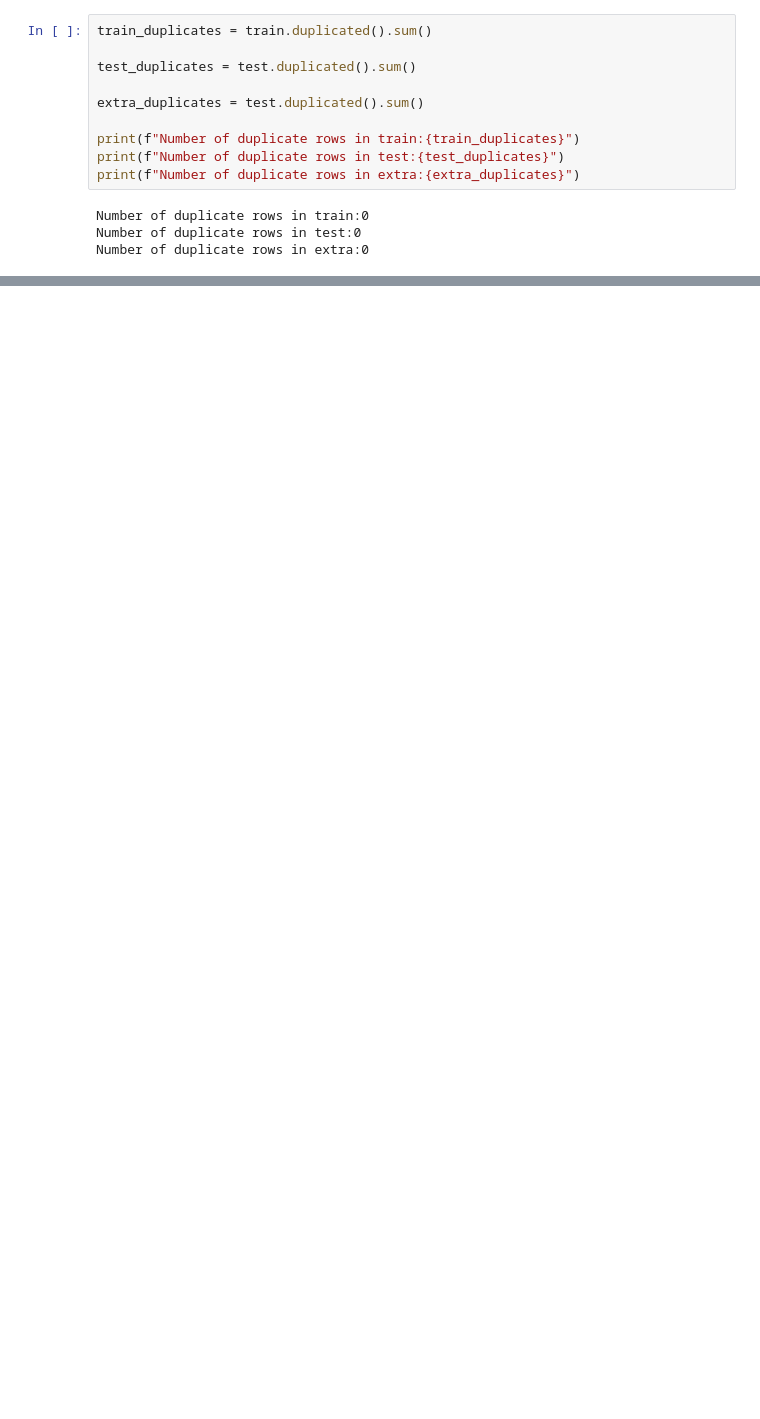
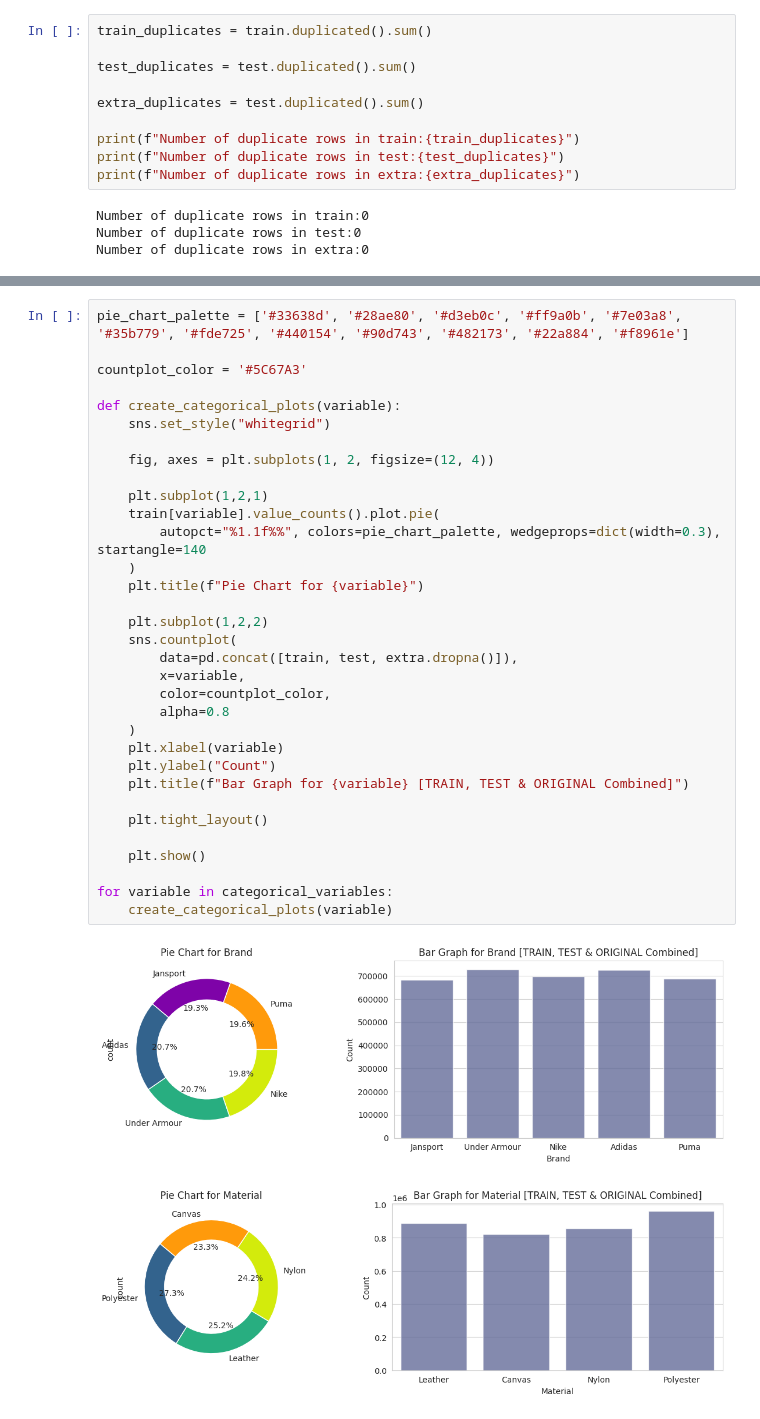
Before and after one commit to nakakonakako/kaggle, a Jupyter notebook: backpack/backpack.ipynb, the cells around one changed output, grey strips where cells are left out. Cells and saved outputs as stored; diff of their text form; blank space fills up the shorter version.

```diff
--- a/backpack/backpack.ipynb
+++ b/backpack/backpack.ipynb
@@ -131,0 +192,36 @@ train.describe().T
+# %%
+pie_chart_palette = ['#33638d', '#28ae80', '#d3eb0c', '#ff9a0b', '#7e03a8', '#35b779', '#fde725', '#440154', '#90d743', '#482173', '#22a884', '#f8961e']
+
+countplot_color = '#5C67A3'
+
+def create_categorical_plots(variable):
+    sns.set_style("whitegrid")
+
+    fig, axes = plt.subplots(1, 2, figsize=(12, 4))
+
+    plt.subplot(1,2,1)
+    train[variable].value_counts().plot.pie(
+        autopct="%1.1f%%", colors=pie_chart_palette, wedgeprops=dict(width=0.3), startangle=140
+    )
+    plt.title(f"Pie Chart for {variable}")
+
+    plt.subplot(1,2,2)
+    sns.countplot(
+        data=pd.concat([train, test, extra.dropna()]),
+        x=variable,
+        color=countplot_color,
+        alpha=0.8
+    )
+    plt.xlabel(variable)
+    plt.ylabel("Count")
+    plt.title(f"Bar Graph for {variable} [TRAIN, TEST & ORIGINAL Combined]")
+
+    plt.tight_layout()
+
+    plt.show()
+
+for variable in categorical_variables:
+    create_categorical_plots(variable)
+# %% [output]
+[figure, added]
+[figure, added]
```
Also changed, not shown: parts of 7 cells of this notebook.
